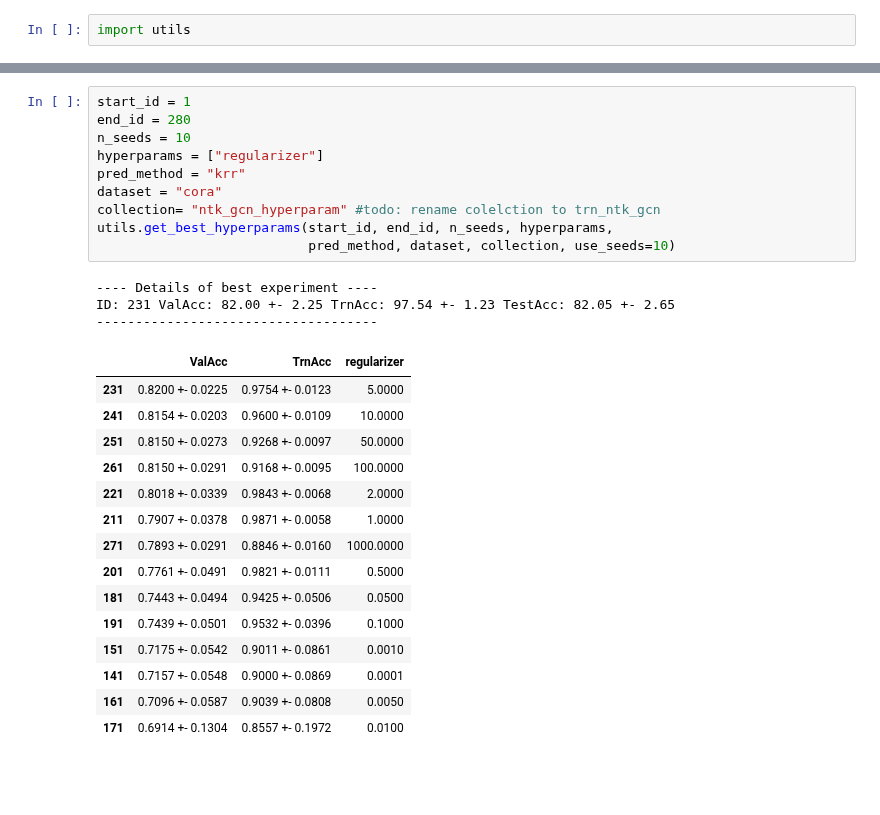
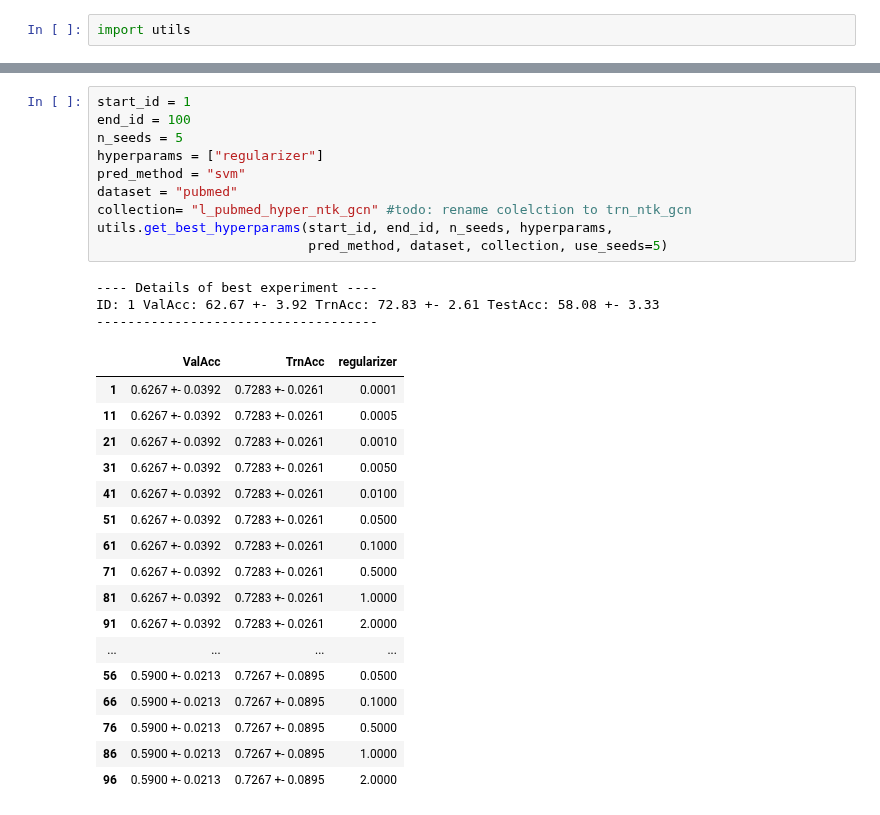
Before and after one commit to saper0/qpcert, a Jupyter notebook: notebooks/hyperparams/hyperparam_search.ipynb, the cells around one changed output, grey strips where cells are left out. Cells and saved outputs as stored; diff of their text form; blank space fills up the shorter version.

```diff
--- a/notebooks/hyperparams/hyperparam_search.ipynb
+++ b/notebooks/hyperparams/hyperparam_search.ipynb
@@ -124,29 +125,31 @@ ID: 51 ValAcc: 81.50 +- 2.81 TrnAcc: 94.93 +- 0.98 TestAcc: 82.38 +- 2.33
 # %%
 start_id = 1
-end_id = 280
-n_seeds = 10
+end_id = 100
+n_seeds = 5
 hyperparams = ["regularizer"]
-pred_method = "krr"
-dataset = "cora"
-collection= "ntk_gcn_hyperparam" #todo: rename colelction to trn_ntk_gcn
+pred_method = "svm"
+dataset = "pubmed"
+collection= "l_pubmed_hyper_ntk_gcn" #todo: rename colelction to trn_ntk_gcn
 utils.get_best_hyperparams(start_id, end_id, n_seeds, hyperparams,
-                           pred_method, dataset, collection, use_seeds=10)
+                           pred_method, dataset, collection, use_seeds=5)
 # %% [output]
 ---- Details of best experiment ----
-ID: 231 ValAcc: 82.00 +- 2.25 TrnAcc: 97.54 +- 1.23 TestAcc: 82.05 +- 2.65
+ID: 1 ValAcc: 62.67 +- 3.92 TrnAcc: 72.83 +- 2.61 TestAcc: 58.08 +- 3.33
 ------------------------------------
 |  | ValAcc | TrnAcc | regularizer |
-| 231 | 0.8200 +- 0.0225 | 0.9754 +- 0.0123 | 5.0000 |
-| 241 | 0.8154 +- 0.0203 | 0.9600 +- 0.0109 | 10.0000 |
-| 251 | 0.8150 +- 0.0273 | 0.9268 +- 0.0097 | 50.0000 |
-| 261 | 0.8150 +- 0.0291 | 0.9168 +- 0.0095 | 100.0000 |
-| 221 | 0.8018 +- 0.0339 | 0.9843 +- 0.0068 | 2.0000 |
-| 211 | 0.7907 +- 0.0378 | 0.9871 +- 0.0058 | 1.0000 |
-| 271 | 0.7893 +- 0.0291 | 0.8846 +- 0.0160 | 1000.0000 |
-| 201 | 0.7761 +- 0.0491 | 0.9821 +- 0.0111 | 0.5000 |
-| 181 | 0.7443 +- 0.0494 | 0.9425 +- 0.0506 | 0.0500 |
-| 191 | 0.7439 +- 0.0501 | 0.9532 +- 0.0396 | 0.1000 |
-| 151 | 0.7175 +- 0.0542 | 0.9011 +- 0.0861 | 0.0010 |
-| 141 | 0.7157 +- 0.0548 | 0.9000 +- 0.0869 | 0.0001 |
-| 161 | 0.7096 +- 0.0587 | 0.9039 +- 0.0808 | 0.0050 |
-| 171 | 0.6914 +- 0.1304 | 0.8557 +- 0.1972 | 0.0100 |
+| 1 | 0.6267 +- 0.0392 | 0.7283 +- 0.0261 | 0.0001 |
+| 11 | 0.6267 +- 0.0392 | 0.7283 +- 0.0261 | 0.0005 |
+| 21 | 0.6267 +- 0.0392 | 0.7283 +- 0.0261 | 0.0010 |
+| 31 | 0.6267 +- 0.0392 | 0.7283 +- 0.0261 | 0.0050 |
+| 41 | 0.6267 +- 0.0392 | 0.7283 +- 0.0261 | 0.0100 |
+| 51 | 0.6267 +- 0.0392 | 0.7283 +- 0.0261 | 0.0500 |
+| 61 | 0.6267 +- 0.0392 | 0.7283 +- 0.0261 | 0.1000 |
+| 71 | 0.6267 +- 0.0392 | 0.7283 +- 0.0261 | 0.5000 |
+| 81 | 0.6267 +- 0.0392 | 0.7283 +- 0.0261 | 1.0000 |
+| 91 | 0.6267 +- 0.0392 | 0.7283 +- 0.0261 | 2.0000 |
+| ... | ... | ... | ... |
+| 56 | 0.5900 +- 0.0213 | 0.7267 +- 0.0895 | 0.0500 |
+| 66 | 0.5900 +- 0.0213 | 0.7267 +- 0.0895 | 0.1000 |
+| 76 | 0.5900 +- 0.0213 | 0.7267 +- 0.0895 | 0.5000 |
+| 86 | 0.5900 +- 0.0213 | 0.7267 +- 0.0895 | 1.0000 |
+| 96 | 0.5900 +- 0.0213 | 0.7267 +- 0.0895 | 2.0000 |
```
Also changed, not shown: parts of 10 cells of this notebook, 8 other files.
